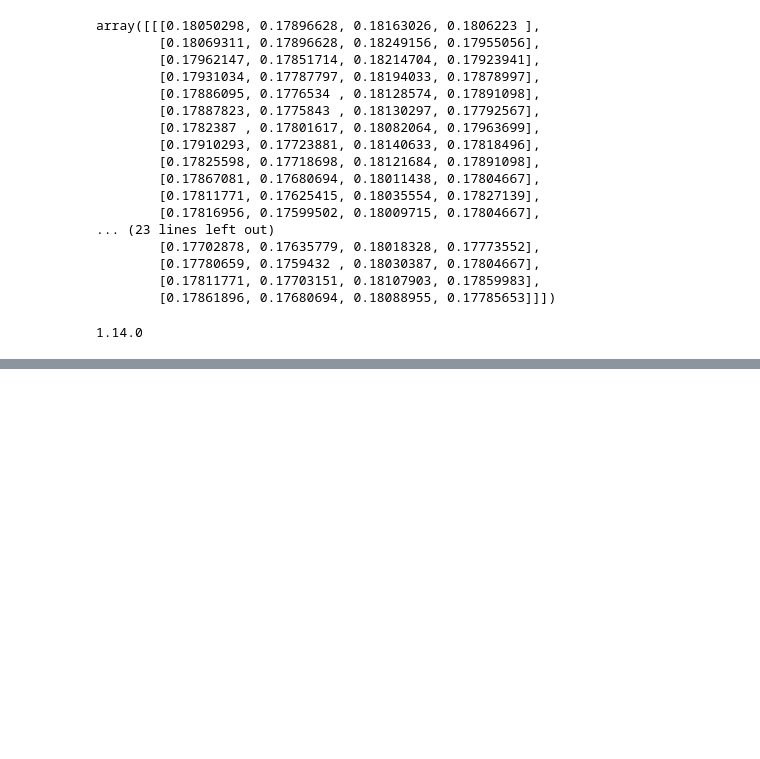
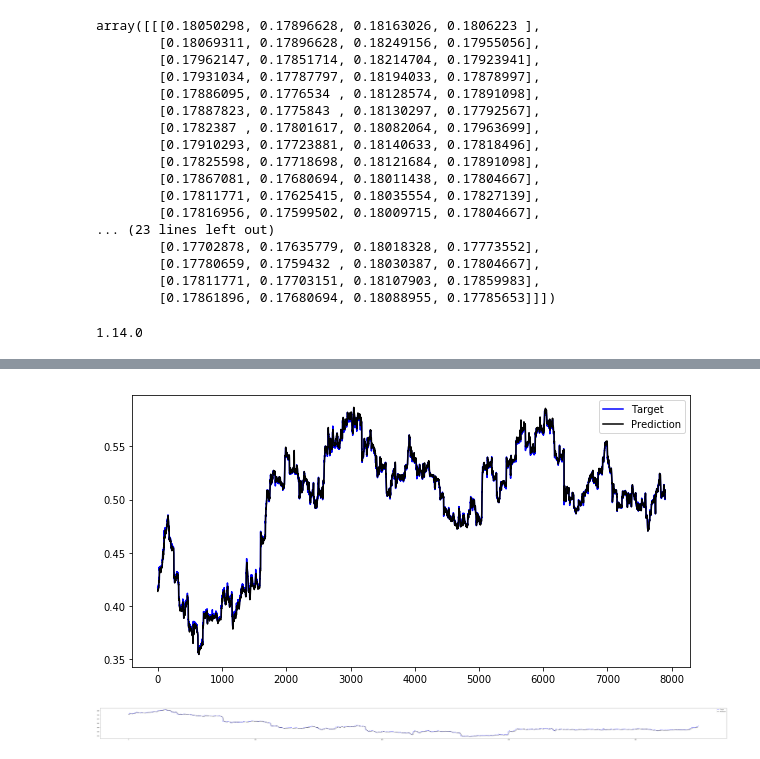
Before and after one commit to KashyapCKotak/AI-ML-experiments, a Jupyter notebook: Stock1.ipynb, the cells around one changed output, grey strips where cells are left out. Cells and saved outputs as stored; diff of their text form; code cells hidden in the pictures; blank space fills up the shorter version.

```diff
--- a/Stock1.ipynb
+++ b/Stock1.ipynb
@@ -307,0 +314,20 @@ print(outputs2.shape)
+# %%
+# ploting the graph
+comp = pd.DataFrame({'Column1':y_test[:,3],'Column2':y_test_pred[:,3]})
+plt.figure(figsize=(10,5))
+plt.plot(comp['Column1'], color='blue', label='Target')
+plt.plot(comp['Column2'], color='black', label='Prediction')
+plt.legend()
+plt.show()
+# %% [output]
+[figure, added]
+# %%
+# ploting the graph
+comp = pd.DataFrame({'Column1':y_test[100:1000,3],'Column2':y_test_pred[100:1000,3]})
+plt.figure(figsize=(100,5))
+plt.plot(comp['Column1'], color='blue', label='Target')
+plt.plot(comp['Column2'], color='black', label='Prediction')
+plt.legend()
+plt.show()
+# %% [output]
+[figure, added]
```
Also changed, not shown: parts of 10 cells of this notebook.
